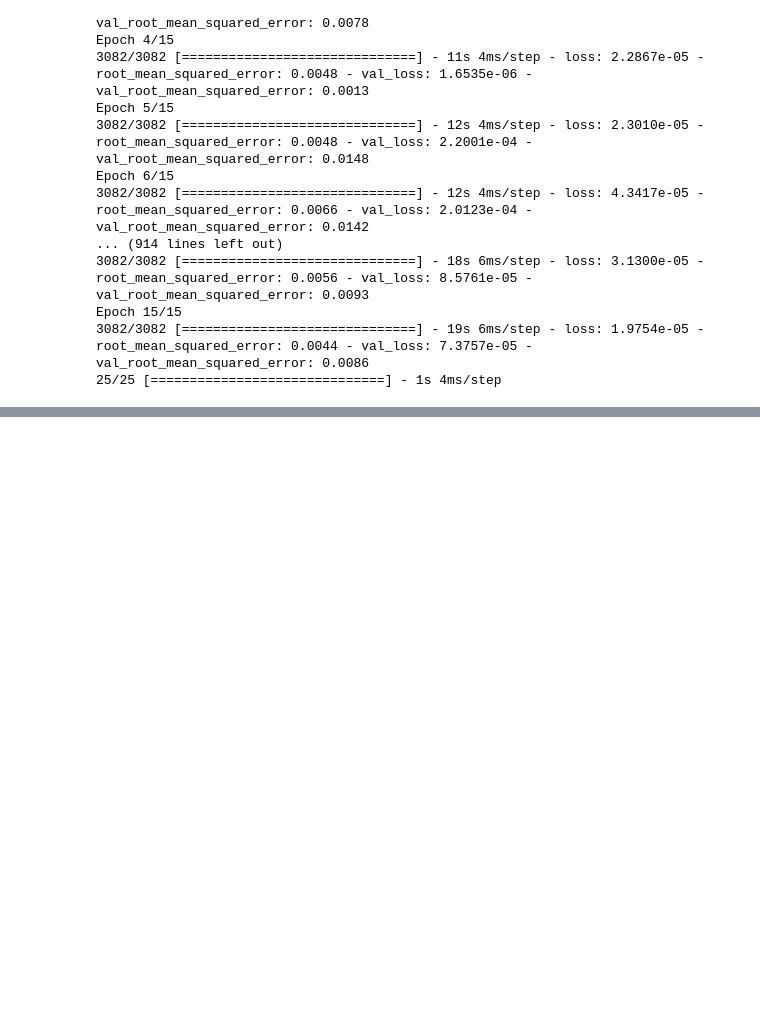
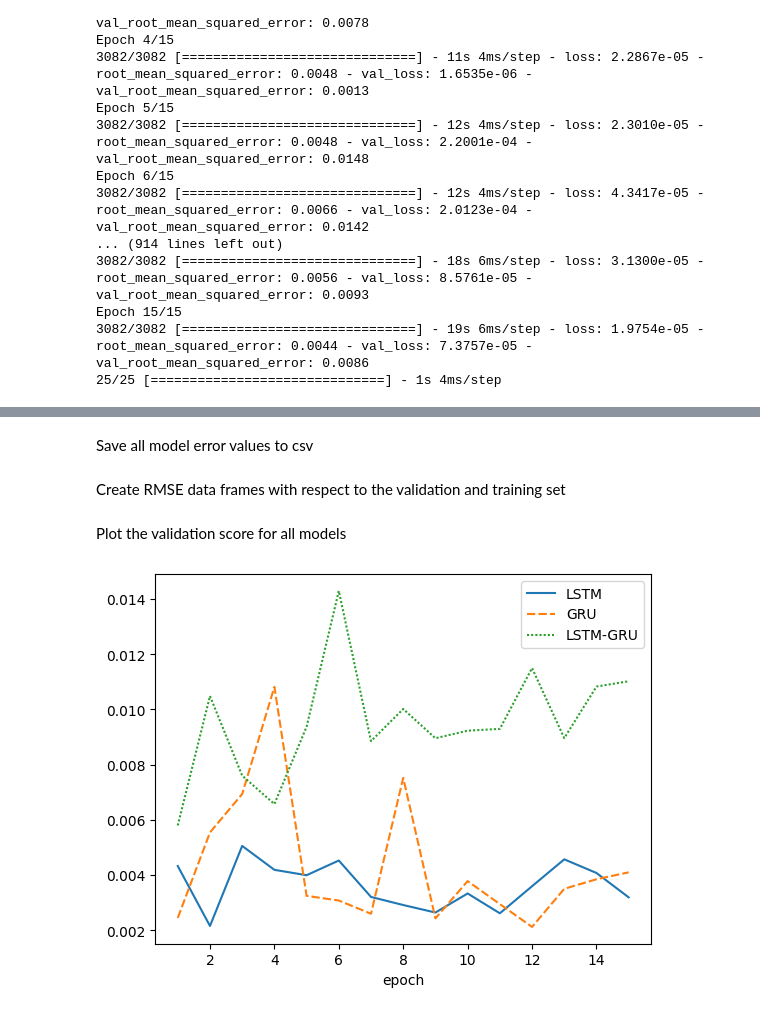
Before and after one commit to TeddyCB/ECM3420_CW, a Jupyter notebook: LSTM_GRU_Model.ipynb, the cells around one changed output, grey strips where cells are left out. Drawn from its saved outputs; the diff is of its cells as text; code cells hidden in the pictures; blank space fills up the shorter version.

```diff
--- a/LSTM_GRU_Model.ipynb
+++ b/LSTM_GRU_Model.ipynb
@@ -303,0 +440,2 @@ lstm_gru_avg
+# %% [markdown]
+Save all model error values to csv
@@ -303,0 +444,24 @@ lstm_gru_avg
+# %% [markdown]
+Create RMSE data frames with respect to the validation and training set
+# %%
+rmse_string = "_average root_mean_squared_error"
+
+val_rmse_string = "_average val_root_mean_squared_error"
+
+all_rmse = pd.concat([all_model_errors["lstm" + rmse_string], all_model_errors["gru" + rmse_string], all_model_errors["lstm_gru" + rmse_string]], axis=1)
+
+all_rmse_val =  pd.concat([all_model_errors["lstm" + val_rmse_string], all_model_errors["gru" + val_rmse_string], all_model_errors["lstm_gru" + val_rmse_string]], axis=1)
+# %%
+all_rmse = all_rmse.rename(columns={"lstm_average root_mean_squared_error" : "LSTM",
+                            "gru_average root_mean_squared_error" : "GRU",
+                            "lstm_gru_average root_mean_squared_error": "LSTM-GRU"})
+all_rmse_val = all_rmse_val.rename(columns={"lstm_average val_root_mean_squared_error" : "LSTM",
+                            "gru_average val_root_mean_squared_error" : "GRU",
+                            "lstm_gru_average val_root_mean_squared_error": "LSTM-GRU"})
+# %% [markdown]
+Plot the validation score for all models
+# %%
+ax = sns.lineplot(all_rmse_val, legend=True)
+plt.savefig("figures/RMSE_val")
+# %% [output]
+[figure, added]
```
Also changed, not shown: parts of 55 cells of this notebook, 1 other file.
